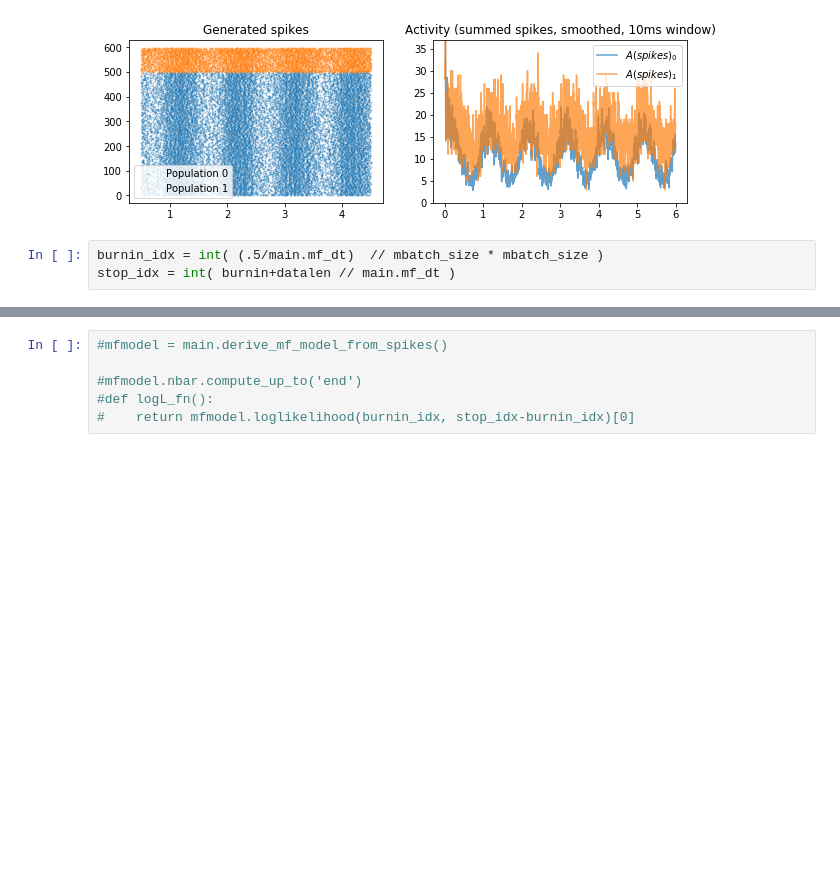
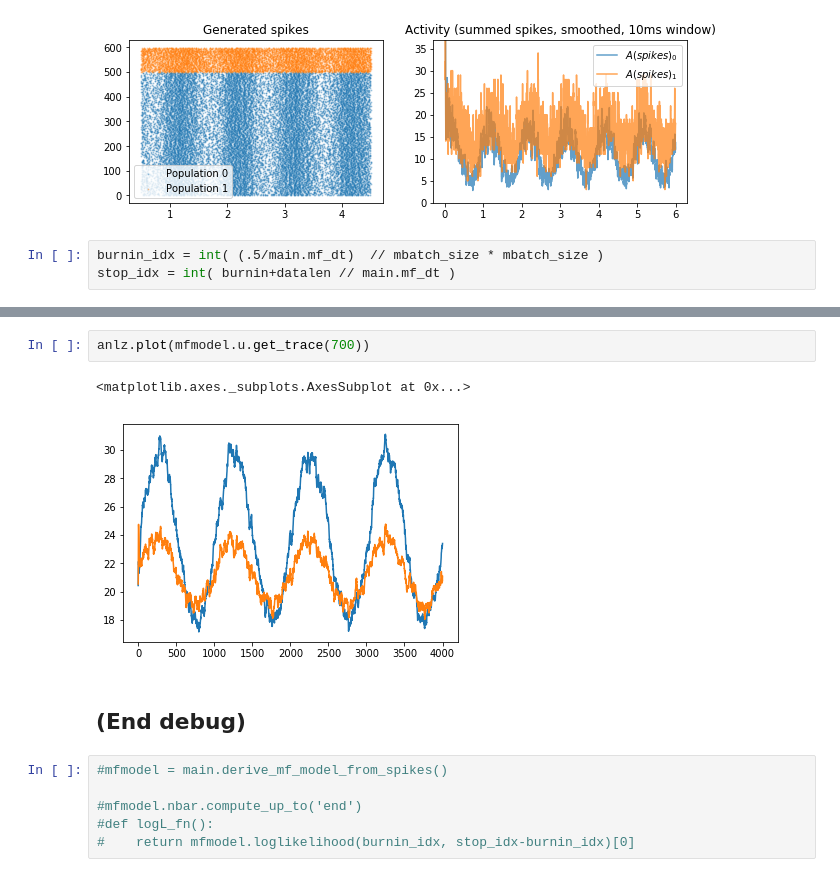
Before and after one commit to mackelab/mesoGIF, a Jupyter notebook: Finite-size GIF.ipynb, the cells around one changed output, grey strips where cells are left out. Drawn from its saved outputs; the diff is of its cells as text; blank space fills up the shorter version.

```diff
--- a/Finite-size GIF.ipynb
+++ b/Finite-size GIF.ipynb
@@ -122,3 +148,10 @@ stop_idx = int( burnin+datalen // main.mf_dt )
+# %%
+anlz.plot(mfmodel.u.get_trace(700))
+# %% [output]
+<matplotlib.axes._subplots.AxesSubplot at 0x...>
+[figure, added]
+# %% [markdown]
+## (End debug)
 # %%
 #mfmodel = main.derive_mf_model_from_spikes()
 
```
Also changed, not shown: parts of 5 cells of this notebook, 1 other file.
